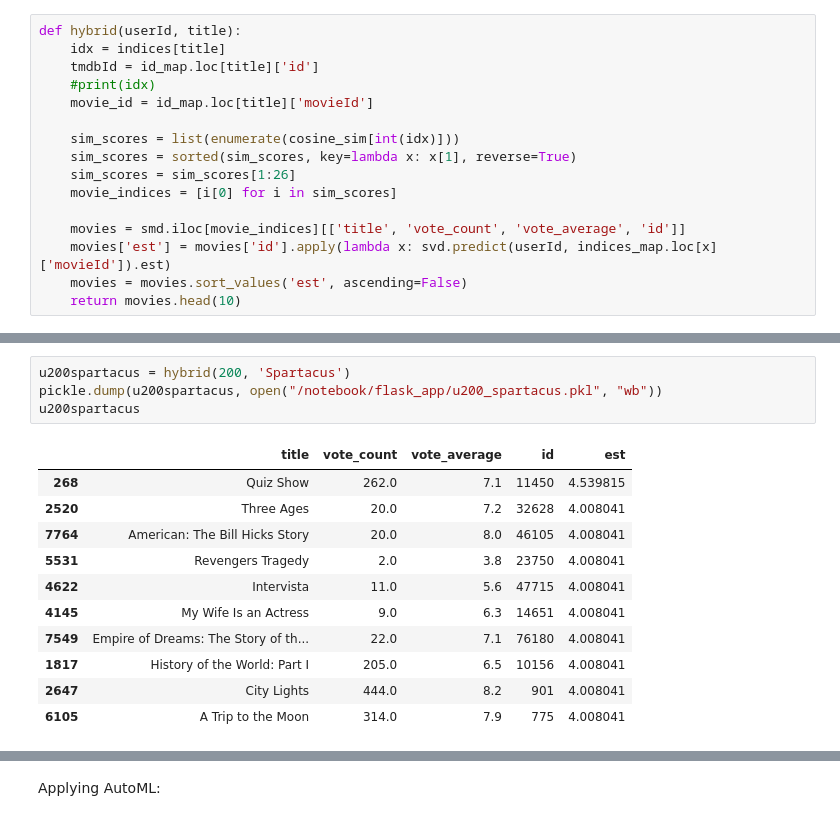
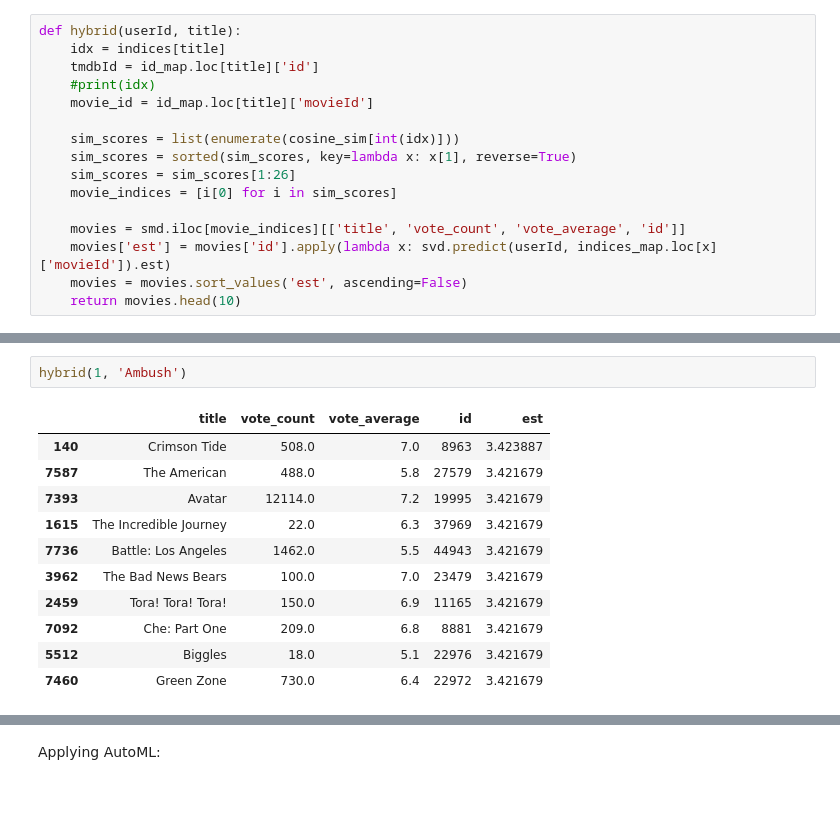
Before and after one commit to zithiat/kaggleimage, a Jupyter notebook: movie-recom.ipynb, the cells around one changed output, grey strips where cells are left out. Saved outputs shown, nothing was run; the diff lists cells and outputs as text.

```diff
--- a/movie-recom.ipynb
+++ b/movie-recom.ipynb
@@ -636,16 +543,14 @@ u101avatar
-# %%
-u200spartacus = hybrid(200, 'Spartacus')
-pickle.dump(u200spartacus, open("/notebook/flask_app/u200_spartacus.pkl", "wb"))
-u200spartacus
-# %% [output]
-|  | title | vote_count | vote_average | id | est |
-| 268 | Quiz Show | 262.0 | 7.1 | 11450 | 4.539815 |
-| 2520 | Three Ages | 20.0 | 7.2 | 32628 | 4.008041 |
-| 7764 | American: The Bill Hicks Story | 20.0 | 8.0 | 46105 | 4.008041 |
-| 5531 | Revengers Tragedy | 2.0 | 3.8 | 23750 | 4.008041 |
-| 4622 | Intervista | 11.0 | 5.6 | 47715 | 4.008041 |
-| 4145 | My Wife Is an Actress | 9.0 | 6.3 | 14651 | 4.008041 |
-| 7549 | Empire of Dreams: The Story of th... | 22.0 | 7.1 | 76180 | 4.008041 |
-| 1817 | History of the World: Part I | 205.0 | 6.5 | 10156 | 4.008041 |
-| 2647 | City Lights | 444.0 | 8.2 | 901 | 4.008041 |
-| 6105 | A Trip to the Moon | 314.0 | 7.9 | 775 | 4.008041 |
+# %%
+hybrid(1, 'Ambush')
+# %% [output]
+|  | title | vote_count | vote_average | id | est |
+| 140 | Crimson Tide | 508.0 | 7.0 | 8963 | 3.423887 |
+| 7587 | The American | 488.0 | 5.8 | 27579 | 3.421679 |
+| 7393 | Avatar | 12114.0 | 7.2 | 19995 | 3.421679 |
+| 1615 | The Incredible Journey | 22.0 | 6.3 | 37969 | 3.421679 |
+| 7736 | Battle: Los Angeles | 1462.0 | 5.5 | 44943 | 3.421679 |
+| 3962 | The Bad News Bears | 100.0 | 7.0 | 23479 | 3.421679 |
+| 2459 | Tora! Tora! Tora! | 150.0 | 6.9 | 11165 | 3.421679 |
+| 7092 | Che: Part One | 209.0 | 6.8 | 8881 | 3.421679 |
+| 5512 | Biggles | 18.0 | 5.1 | 22976 | 3.421679 |
+| 7460 | Green Zone | 730.0 | 6.4 | 22972 | 3.421679 |
```
Also changed, not shown: parts of 37 cells of this notebook, 1 other file.
